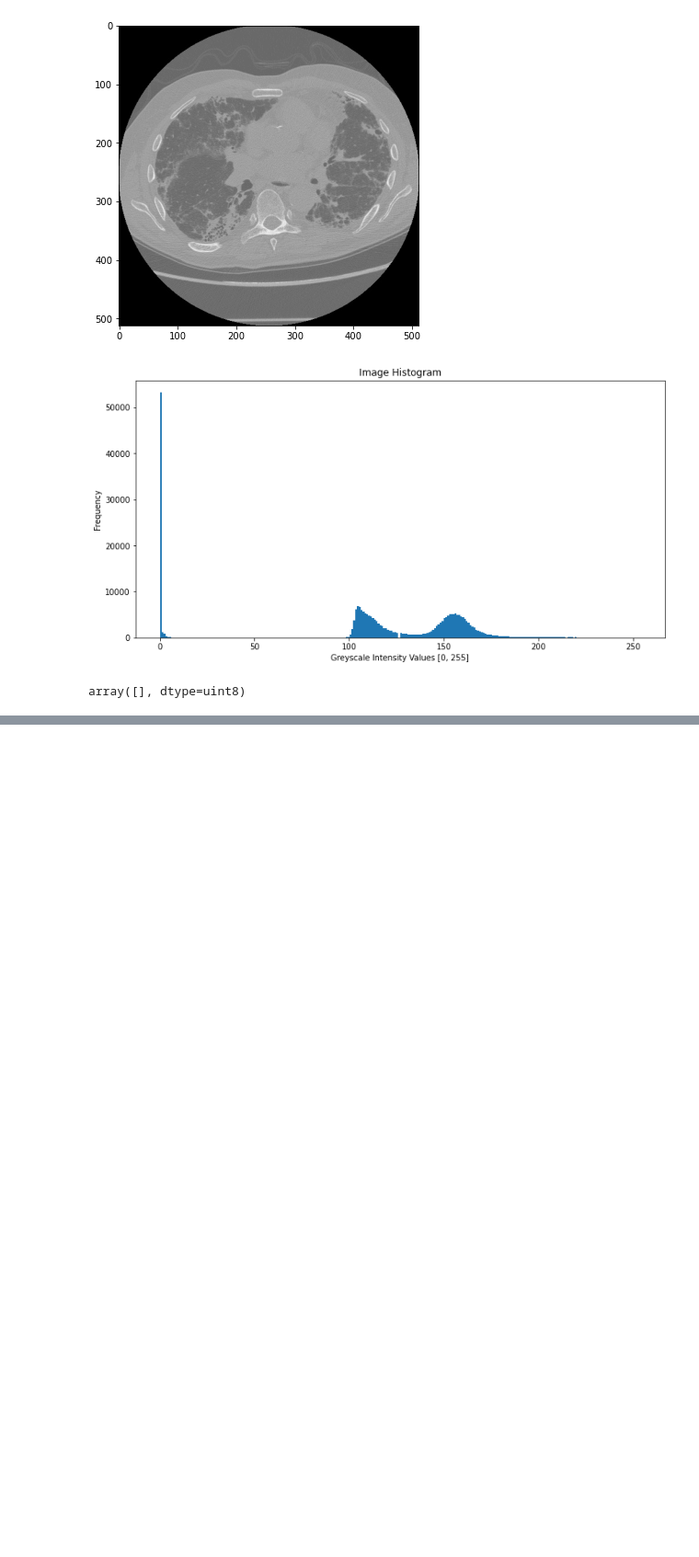
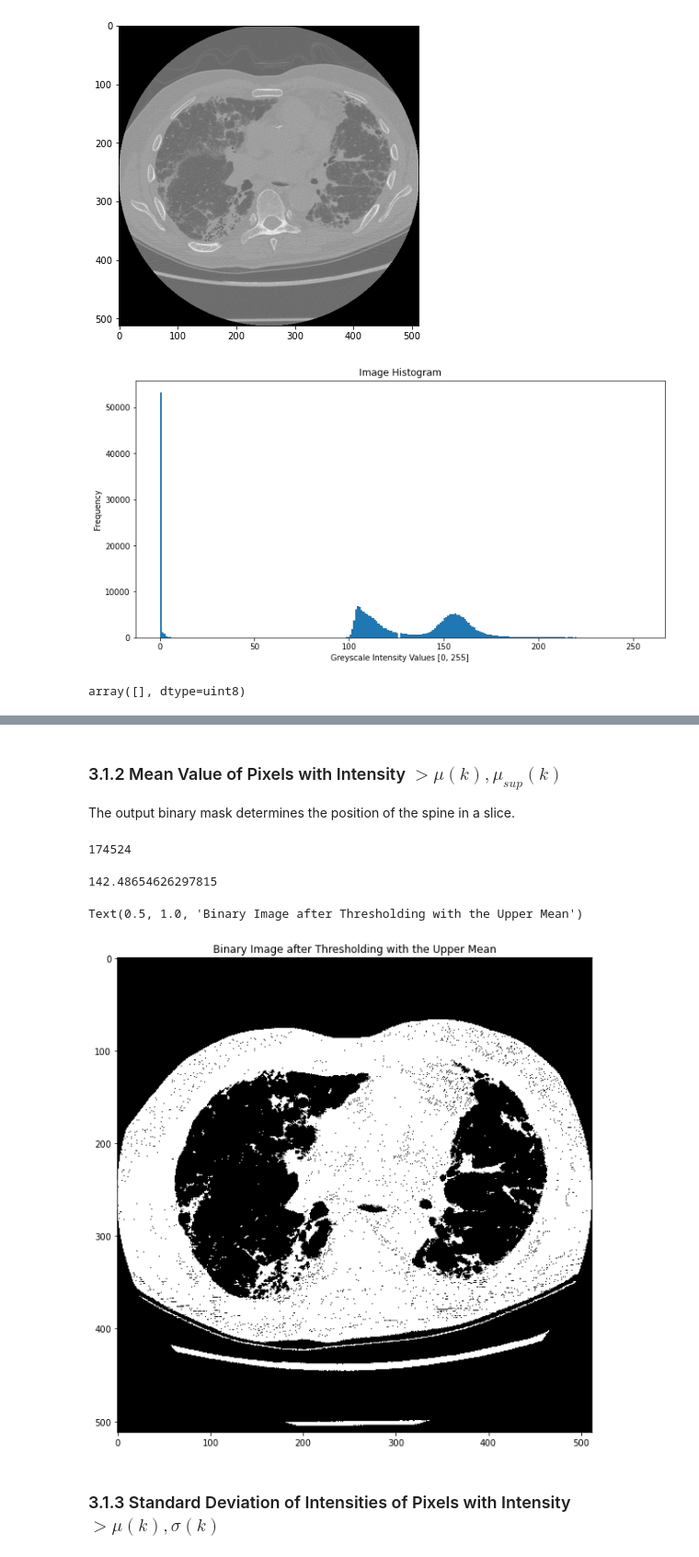
Before and after one commit to anushkahebbar/cardiac-segmentation, a Jupyter notebook: Preprocessing CT Slices.ipynb, the cells around one changed output, grey strips where cells are left out. Shown at 92% size. Cells and saved outputs as stored; diff of their text form; code cells hidden in the pictures; blank space fills up the shorter version.

Commit message:
Upper mean calculation

```diff
--- a/Preprocessing CT Slices.ipynb
+++ b/Preprocessing CT Slices.ipynb
@@ -131,0 +134,27 @@ Text(0.5, 1.0, 'Binary Image after Thresholding with the Mean')
+# %% [markdown]
+### 3.1.2 Mean Value of Pixels with Intensity $> \mu(k), \mu_{sup} (k)$
+The output binary mask determines the position of the spine in a slice.
+# %%
+pixelsGreaterThanMean = np.where(im.flatten() > mu_k)[0]
+R_k = len(pixelsGreaterThanMean)
+R_k
+# %% [output]
+174524
+# %%
+levelsGreaterThanMean = im.flatten()[pixelsGreaterThanMean]
+# %%
+mu_sup_k = levelsGreaterThanMean.mean()
+mu_sup_k
+# %% [output]
+142.48654626297815
+# %%
+# Create a binary mask by thresholding with the average
+bmask = cv2.threshold(im, mu_sup_k, 255, cv2.THRESH_BINARY)
+plt.figure(figsize=(15, 10))
+plt.imshow(bmask[1], cmap='gray')
+plt.title('Binary Image after Thresholding with the Upper Mean')
+# %% [output]
+Text(0.5, 1.0, 'Binary Image after Thresholding with the Upper Mean')
+[figure, added]
+# %% [markdown]
+### 3.1.3 Standard Deviation of Intensities of Pixels with Intensity $>\mu(k), \sigma(k)$
```
Also changed, not shown: parts of 12 cells of this notebook.
